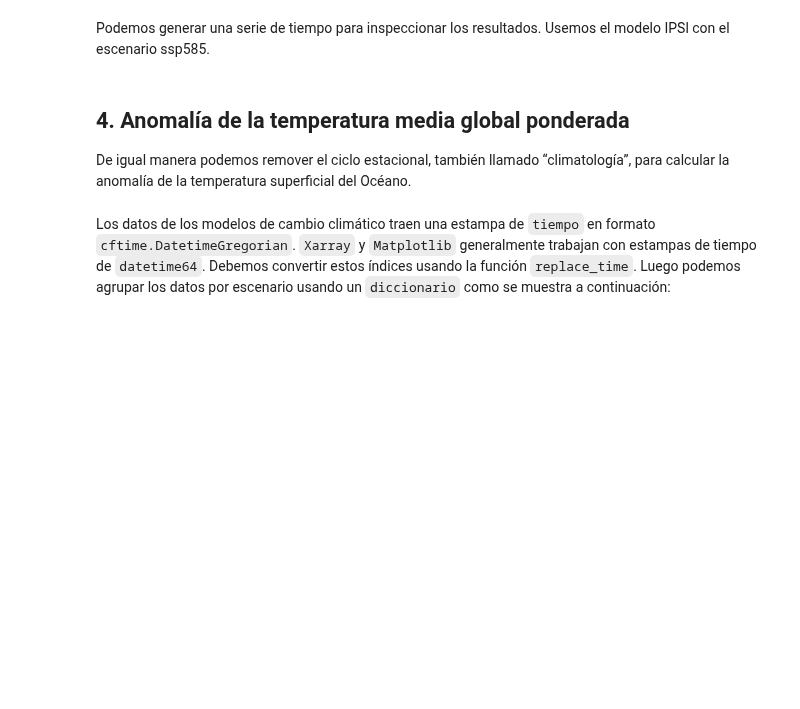
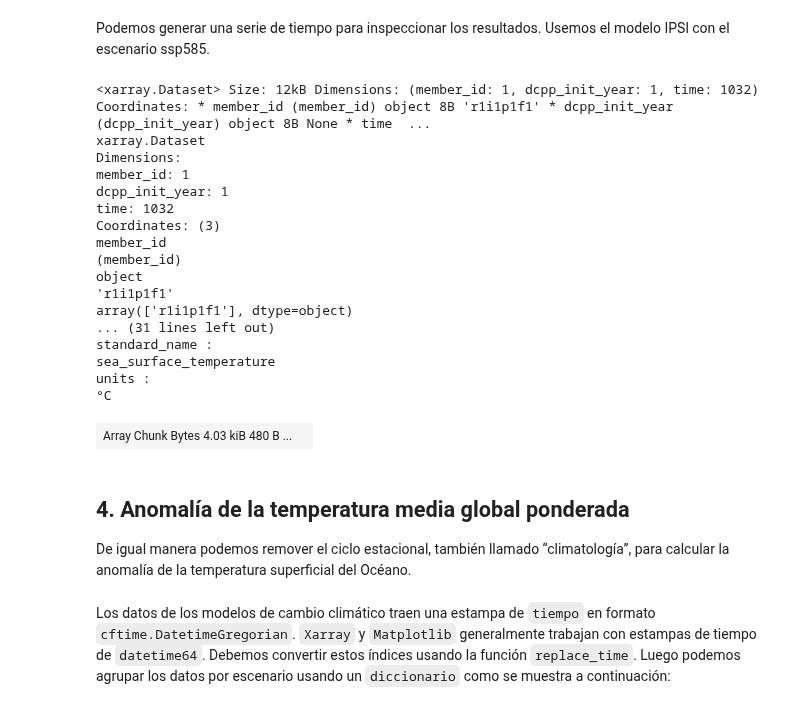
Before and after one commit to ProjectPythia/AtmosCol-2023, a Jupyter notebook: notebooks/3.Aplicaciones/3.2.Global-Mean-SST.ipynb, the cells around one changed output. Cells and saved outputs as stored; diff of their text form; code cells hidden in the pictures; blank space fills up the shorter version.

```diff
--- a/notebooks/3.Aplicaciones/3.2.Global-Mean-SST.ipynb
+++ b/notebooks/3.Aplicaciones/3.2.Global-Mean-SST.ipynb
@@ -436,11 +436,2 @@ Group: /
 # %% [markdown]
 Ahora podemos calcular la anomalía de la temperatura superficial media global ponderada por `latitud` para cada uno de los modelos.
-# %%
-# Temperatura media global
-
-def global_mean_sst(ds):
-    return ds['tos'].weighted(ds.areacello.fillna(0)).mean(["x", "y"]).persist()
-
-
-timeseries = dt.map_over_datasets(global_mean_sst)
-timeseries
@@ -448,0 +438,27 @@ KeyError: "No variable named 'tos'. Variables on the dataset include []"
+# %%
+# Temperatura media global
+
+# def global_mean_sst(ds):
+#     """Calculate global mean SST weighted by cell area.
+
+#     Skips empty datasets (like root DataTree node).
+#     """
+#     # Skip empty datasets (e.g., root DataTree node)
+#     if 'tos' not in ds.data_vars:
+#         return None
+
+#     return ds['tos'].weighted(ds.areacello.fillna(0)).mean(["x", "y"]).persist()
+
+def global_mean_sst(ds):
+    """Calculate global mean SST weighted by cell area."""
+    if 'tos' not in ds.data_vars:
+        return None
+
+    sst_mean = ds['tos'].weighted(ds.areacello.fillna(0)).mean(["x", "y"]).persist()
+
+    # Wrap the DataArray in a Dataset so DataTree accepts it
+    return xr.Dataset({"global_mean_sst": sst_mean})
+
+# Map function over all non-empty datasets in the tree
+timeseries = dt.map_over_datasets(global_mean_sst)
+timeseries
@@ -451,9 +485,28 @@ Podemos generar una serie de tiempo para inspeccionar los resultados. Usemos el
 # %%
 ds_IPSL_ssp585 = timeseries["/IPSL-CM6A-LR/ssp585"].ds
 ds_IPSL_ssp585 = ds_IPSL_ssp585.assign_coords(
     time=("time", ds_IPSL_ssp585.time.data.astype("datetime64[ns]"))
 )
-ds_IPSL_ssp585["tos"].plot()
+ds_IPSL_ssp585
+# %% [output]
+<xarray.Dataset> Size: 12kB Dimensions: (member_id: 1, dcpp_init_year: 1, time: 1032) Coordinates: * member_id (member_id) object 8B 'r1i1p1f1' * dcpp_init_year (dcpp_init_year) object 8B None * time  ...
+xarray.Dataset
+Dimensions:
+member_id: 1
+dcpp_init_year: 1
+time: 1032
+Coordinates: (3)
+member_id
+(member_id)
+object
+'r1i1p1f1'
+array(['r1i1p1f1'], dtype=object)
+... (31 lines left out)
+standard_name :
+sea_surface_temperature
+units :
+°C
+| Array Chunk Bytes 4.03 kiB 480 B ... |  |
 # %% [markdown]
 ## 4. Anomalía de la temperatura media global ponderada
 
```
Also changed, not shown: parts of 26 cells of this notebook, 4 other files.
